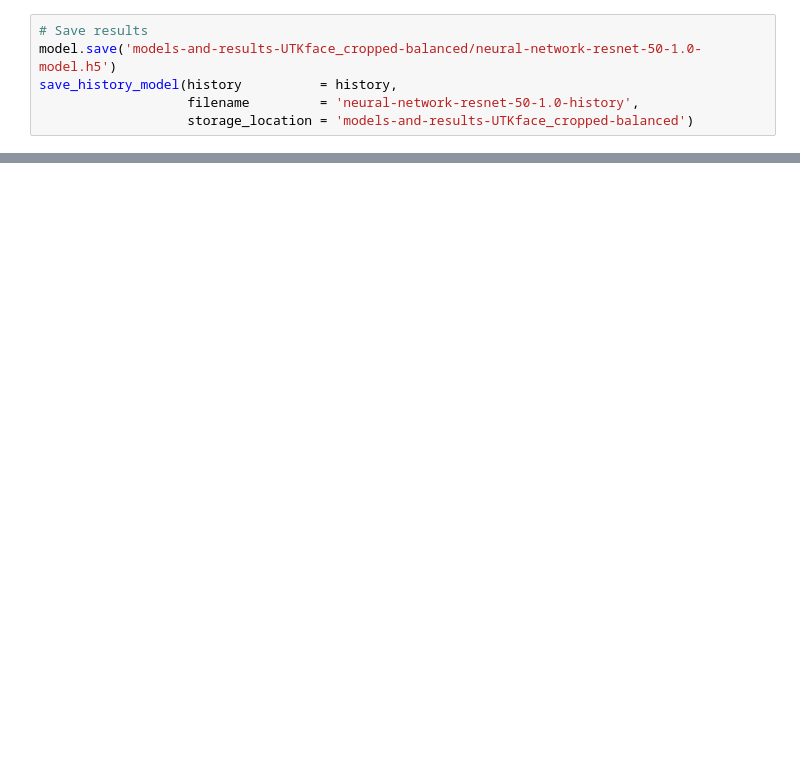
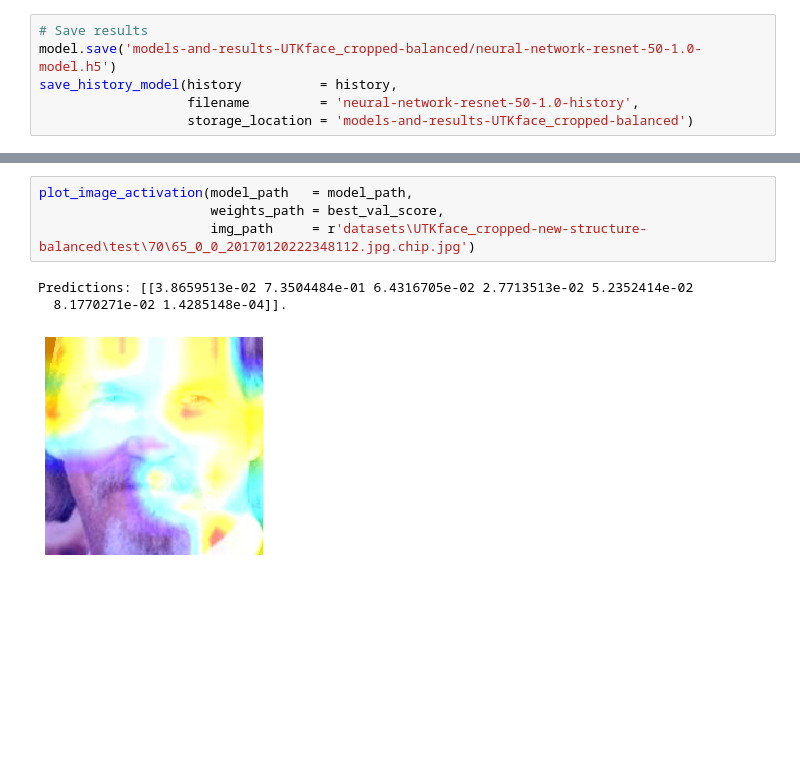
Before and after one commit to paulorijnberg/deep-learning-age-estimation, a Jupyter notebook: notebooks/neural-networks-resnet-UTKface_cropped-balanced.ipynb, the cells around one changed output, grey strips where cells are left out. Drawn from its saved outputs; the diff is of its cells as text; blank space fills up the shorter version.

```diff
--- a/notebooks/neural-networks-resnet-UTKface_cropped-balanced.ipynb
+++ b/notebooks/neural-networks-resnet-UTKface_cropped-balanced.ipynb
@@ -166,3 +203,11 @@ plot_image_activation(model_path   = model_path,
+# %%
+plot_image_activation(model_path   = model_path,
+                      weights_path = best_val_score,
+                      img_path     = r'datasets\UTKface_cropped-new-structure-balanced\test\70\65_0_0_20170120222348112.jpg.chip.jpg')
+# %% [output]
+Predictions: [[3.8659513e-02 7.3504484e-01 6.4316705e-02 2.7713513e-02 5.2352414e-02
+  8.1770271e-02 1.4285148e-04]].
+[figure, added]
 # %% [markdown]
 <br><br><br><br><br><br><br><br>
 # %% [markdown]
```
Also changed, not shown: parts of 14 cells of this notebook.
